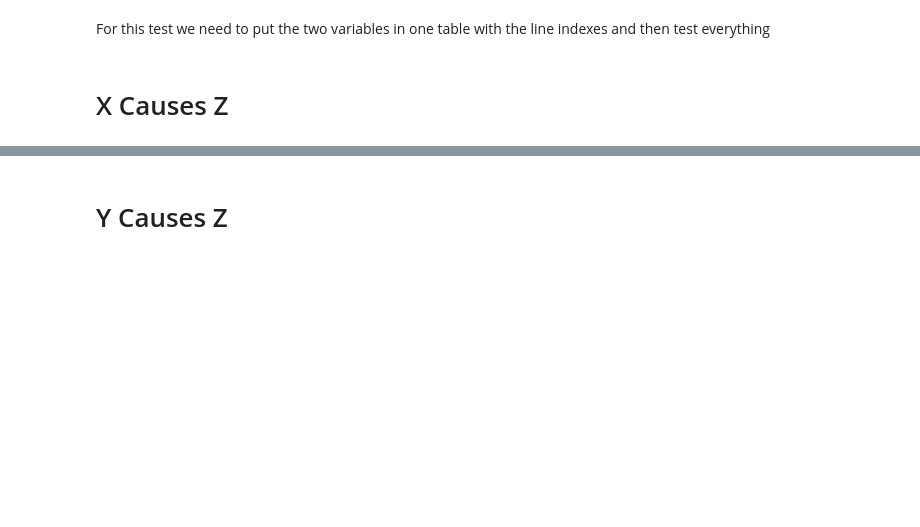
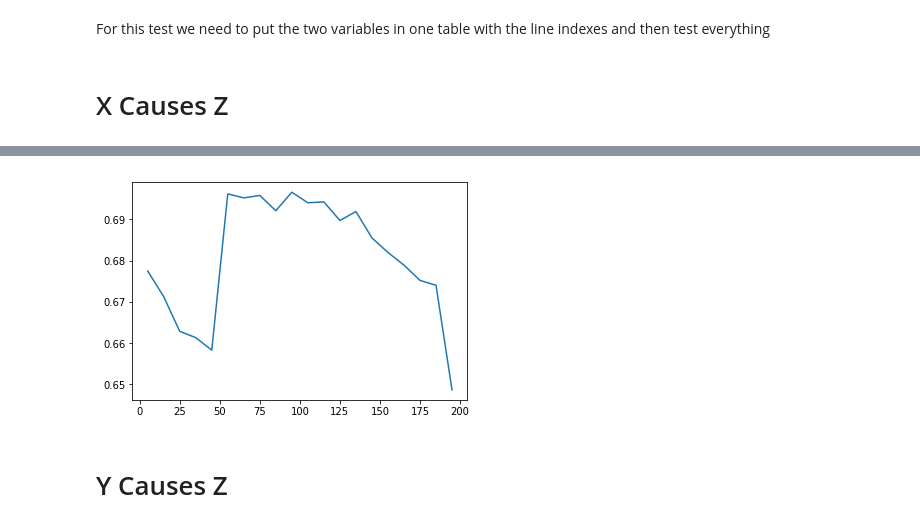
Before and after one commit to Husseinjd/DroneCrashDetection, a Jupyter notebook: granger/causality_analysis.ipynb, the cells around one changed output, grey strips where cells are left out. Saved outputs shown, nothing was run; the diff lists cells and outputs as text; code cells hidden in the pictures; blank space fills up the shorter version.

```diff
--- a/granger/causality_analysis.ipynb
+++ b/granger/causality_analysis.ipynb
@@ -229,3 +258,8 @@ Mean Across Reduced Classifiers :  0.5824163871158087
+# %%
+plt.plot(np.arange(5,200,10),mean_acc_red_list)
+plt.show()
+# %% [output]
+[figure, added]
 # %% [markdown]
 # Y Causes Z
 # %%
```
Also changed, not shown: parts of 25 cells of this notebook, 3 other files.
